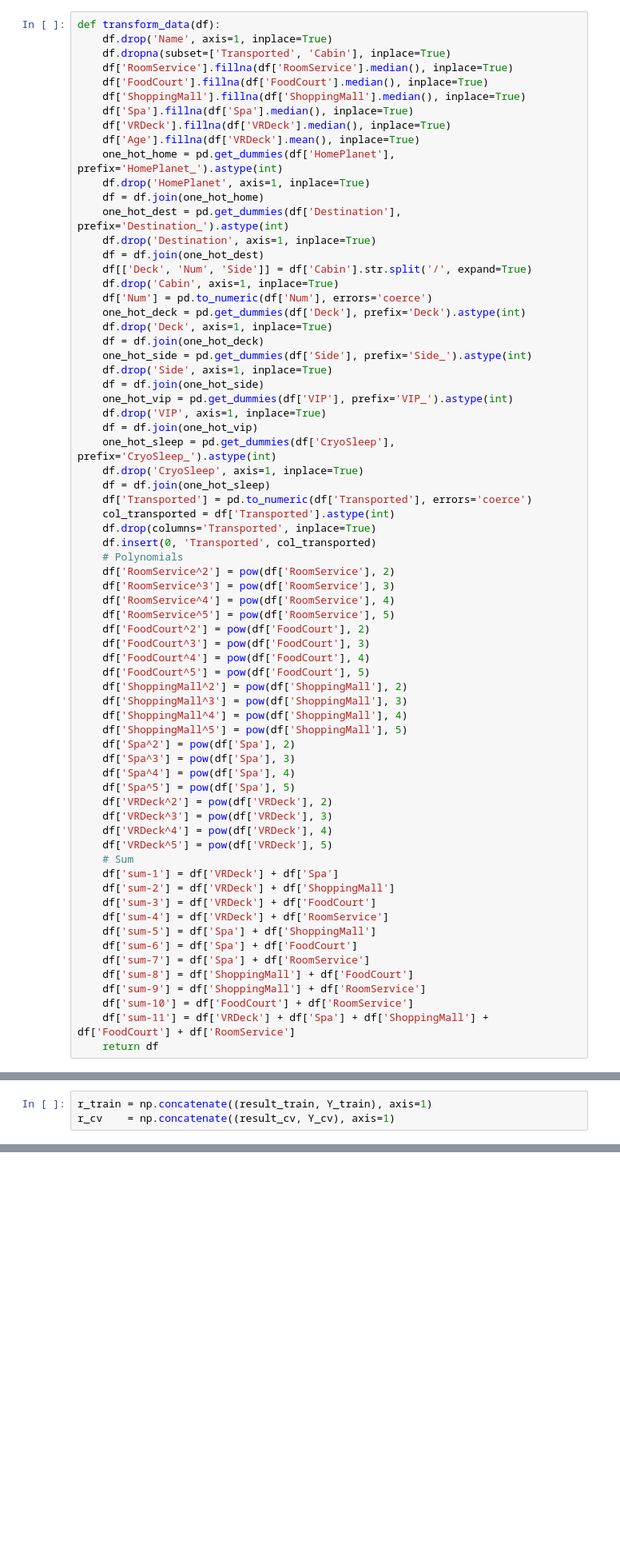
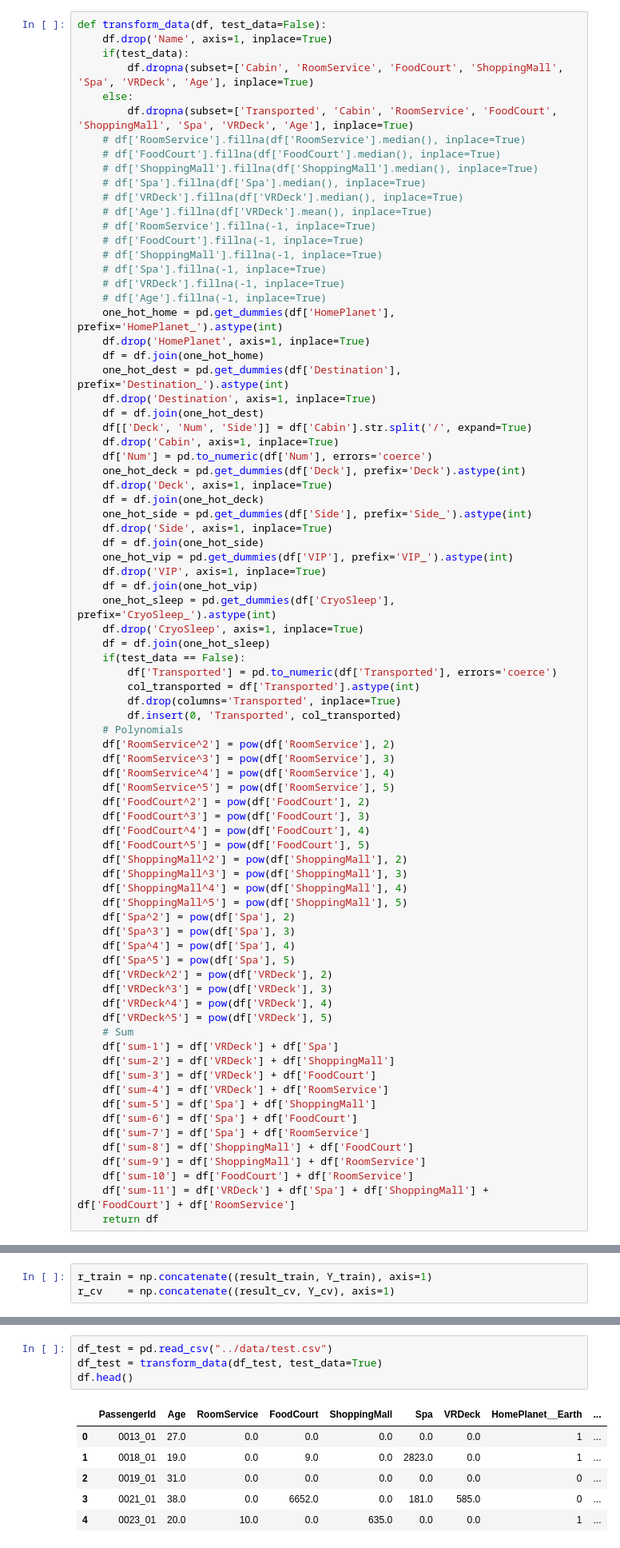
Before and after one commit to kacperczyk-dev-ml-portfolio/spaceship-titanic, a Jupyter notebook: notebooks/spaceship-titanic.ipynb, the cells around one changed output, grey strips where cells are left out. Shown at 80% size. Saved outputs shown, nothing was run; the diff lists cells and outputs as text; blank space fills up the shorter version.

```diff
--- a/notebooks/spaceship-titanic.ipynb
+++ b/notebooks/spaceship-titanic.ipynb
@@ -72,13 +53,22 @@ df.shape
 # %%
-def transform_data(df):
+def transform_data(df, test_data=False):
     df.drop('Name', axis=1, inplace=True)
-    df.dropna(subset=['Transported', 'Cabin'], inplace=True)
-    df['RoomService'].fillna(df['RoomService'].median(), inplace=True)
-    df['FoodCourt'].fillna(df['FoodCourt'].median(), inplace=True)
-    df['ShoppingMall'].fillna(df['ShoppingMall'].median(), inplace=True)
-    df['Spa'].fillna(df['Spa'].median(), inplace=True)
-    df['VRDeck'].fillna(df['VRDeck'].median(), inplace=True)
-    df['Age'].fillna(df['VRDeck'].mean(), inplace=True)
+    if(test_data):
+        df.dropna(subset=['Cabin', 'RoomService', 'FoodCourt', 'ShoppingMall', 'Spa', 'VRDeck', 'Age'], inplace=True)
+    else:
+        df.dropna(subset=['Transported', 'Cabin', 'RoomService', 'FoodCourt', 'ShoppingMall', 'Spa', 'VRDeck', 'Age'], inplace=True)
+    # df['RoomService'].fillna(df['RoomService'].median(), inplace=True)
+    # df['FoodCourt'].fillna(df['FoodCourt'].median(), inplace=True)
+    # df['ShoppingMall'].fillna(df['ShoppingMall'].median(), inplace=True)
+    # df['Spa'].fillna(df['Spa'].median(), inplace=True)
+    # df['VRDeck'].fillna(df['VRDeck'].median(), inplace=True)
+    # df['Age'].fillna(df['VRDeck'].mean(), inplace=True)
+    # df['RoomService'].fillna(-1, inplace=True)
+    # df['FoodCourt'].fillna(-1, inplace=True)
+    # df['ShoppingMall'].fillna(-1, inplace=True)
+    # df['Spa'].fillna(-1, inplace=True)
+    # df['VRDeck'].fillna(-1, inplace=True)
+    # df['Age'].fillna(-1, inplace=True)
     one_hot_home = pd.get_dummies(df['HomePlanet'], prefix='HomePlanet_').astype(int)
     df.drop('HomePlanet', axis=1, inplace=True)
     df = df.join(one_hot_home)
@@ -100,10 +90,11 @@ def transform_data(df):
     one_hot_sleep = pd.get_dummies(df['CryoSleep'], prefix='CryoSleep_').astype(int)
     df.drop('CryoSleep', axis=1, inplace=True)
     df = df.join(one_hot_sleep)
-    df['Transported'] = pd.to_numeric(df['Transported'], errors='coerce')
-    col_transported = df['Transported'].astype(int)
-    df.drop(columns='Transported', inplace=True)
-    df.insert(0, 'Transported', col_transported)
+    if(test_data == False):
+        df['Transported'] = pd.to_numeric(df['Transported'], errors='coerce')
+        col_transported = df['Transported'].astype(int)
+        df.drop(columns='Transported', inplace=True)
+        df.insert(0, 'Transported', col_transported)
     # Polynomials
     df['RoomService^2'] = pow(df['RoomService'], 2)
     df['RoomService^3'] = pow(df['RoomService'], 3)
@@ -302,0 +306,11 @@ print(J_train, J_cv)
+# %%
+df_test = pd.read_csv("../data/test.csv")
+df_test = transform_data(df_test, test_data=True)
+df.head()
+# %% [output]
+|  | PassengerId | Age | RoomService | FoodCourt | ShoppingMall | Spa | VRDeck | HomePlanet__Earth | ... |
+| 0 | 0013_01 | 27.0 | 0.0 | 0.0 | 0.0 | 0.0 | 0.0 | 1 | ... |
+| 1 | 0018_01 | 19.0 | 0.0 | 9.0 | 0.0 | 2823.0 | 0.0 | 1 | ... |
+| 2 | 0019_01 | 31.0 | 0.0 | 0.0 | 0.0 | 0.0 | 0.0 | 0 | ... |
+| 3 | 0021_01 | 38.0 | 0.0 | 6652.0 | 0.0 | 181.0 | 585.0 | 0 | ... |
+| 4 | 0023_01 | 20.0 | 10.0 | 0.0 | 635.0 | 0.0 | 0.0 | 1 | ... |
```
Also changed, not shown: parts of 21 cells of this notebook, 1 other file.
